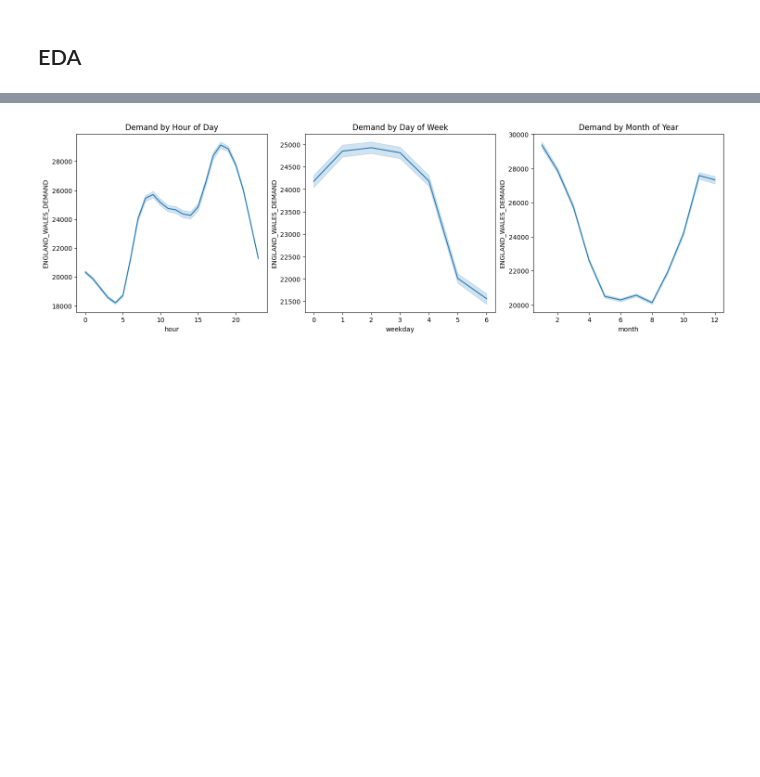
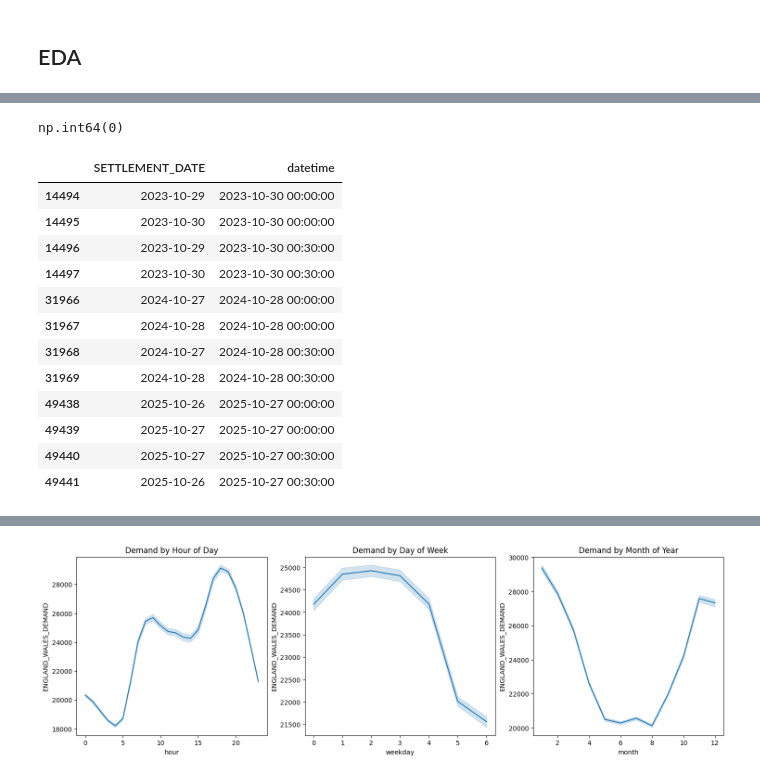
Before and after one commit to ocx-1129/ml_assignment, a Jupyter notebook: energyPred.ipynb, the cells around one changed output, grey strips where cells are left out. Drawn from its saved outputs; the diff is of its cells as text; code cells hidden in the pictures; blank space fills up the shorter version.

Commit message:
Update energyPred.ipynb
null, duplicate checking

```diff
--- a/energyPred.ipynb
+++ b/energyPred.ipynb
@@ -65,4 +85,28 @@ df['is_weekend']=df['weekday'].apply(lambda x: 1 if x>=5 else 0)
 # %%
 # 2. check duplicates
+# %%
+df.duplicated().sum()
+# %% [output]
+np.int64(0)
+# %%
+# Select only rows with duplicated datetime
+duplicate_rows = df[df['datetime'].duplicated(keep=False)]
+
+#Duplicate SETTLEMENT_DATE and datetime
+duplicate_rows[['SETTLEMENT_DATE', 'datetime']]
+# %% [output]
+|  | SETTLEMENT_DATE | datetime |
+| 14494 | 2023-10-29 | 2023-10-30 00:00:00 |
+| 14495 | 2023-10-30 | 2023-10-30 00:00:00 |
+| 14496 | 2023-10-29 | 2023-10-30 00:30:00 |
+| 14497 | 2023-10-30 | 2023-10-30 00:30:00 |
+| 31966 | 2024-10-27 | 2024-10-28 00:00:00 |
+| 31967 | 2024-10-28 | 2024-10-28 00:00:00 |
+| 31968 | 2024-10-27 | 2024-10-28 00:30:00 |
+| 31969 | 2024-10-28 | 2024-10-28 00:30:00 |
+| 49438 | 2025-10-26 | 2025-10-27 00:00:00 |
+| 49439 | 2025-10-27 | 2025-10-27 00:00:00 |
+| 49440 | 2025-10-27 | 2025-10-27 00:30:00 |
+| 49441 | 2025-10-26 | 2025-10-27 00:30:00 |
 # %%
 # 3. check for impossible values eg negative energy demand or solar/wind generation
```
Also changed, not shown: parts of 3 cells of this notebook.
